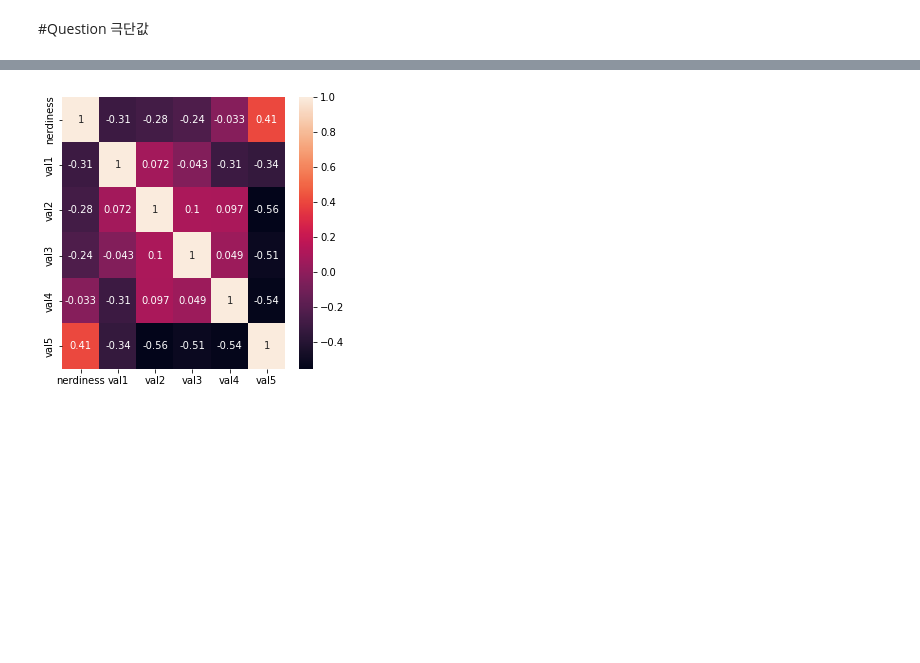
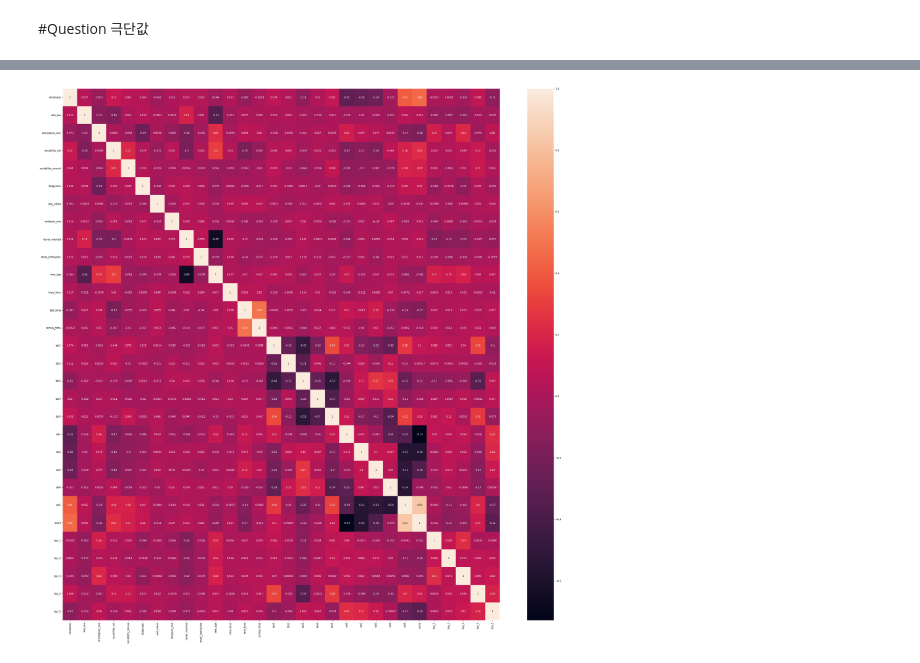
Before and after one commit to hwangsaeyeon/dacon, a Jupyter notebook: other_features.ipynb, the cells around one changed output, grey strips where cells are left out. Cells and saved outputs as stored; diff of their text form; code cells hidden in the pictures; blank space fills up the shorter version.

```diff
--- a/other_features.ipynb
+++ b/other_features.ipynb
@@ -127,7 +143,7 @@ for i in vocab:
   for j in row_one:
     if train[i][j] == 1:
       ability+=1
-  vocability1.append(ability/no1)
+  vocability1.append(ability)
   a+=1
 
 vocability0=[]
@@ -137,7 +153,7 @@ for i in vocab:
   for j in row_zero:
     if train[i][j] == 1:
       ability+=1
-  vocability0.append(ability/no0)
+  vocability0.append(ability)
   a+=1
 # %%
 print(vocability1)
@@ -504,0 +633,9 @@ train
+# %%
+train = train.fillna(0)
+# %%
+q = []
+for i in train.columns[0:26]:
+  q.append(i)
+for i in train.index:
+  train.loc[i,'score'] = sum(train.loc[i,q])
+train
@@ -504,0 +657,25 @@ train
+# %%
+#성실성: 3번,8번(reverse)
+#친화성: 7번, 2번(reverse)
+#정서적 안정성: 9번, 4번(reverse)
+#경험 개방성: 5번, 10번(reverse)
+#외향성: 1번, 6번(reverse)
+
+
+for i in train.index:
+  if train.loc[i,'TIPI8'] == 0:
+    train.loc[i,'tipi_1'] = (train.loc[i,'TIPI3'] + (train.loc[i,'TIPI8']))/2
+  train.loc[i,'tipi_1'] = (train.loc[i,'TIPI3'] + (6-train.loc[i,'TIPI8']))/2
+  if train.loc[i,'TIPI2'] == 0:
+    train.loc[i,'tipi_2'] = (train.loc[i,'TIPI7'] + (train.loc[i,'TIPI2']))/2
+  train.loc[i,'tipi_2'] = (train.loc[i,'TIPI7'] + (6-train.loc[i,'TIPI2']))/2
+  if train.loc[i,'TIPI4'] == 0:
+    train.loc[i,'tipi_3'] = (train.loc[i,'TIPI9'] + (train.loc[i,'TIPI4']))/2
+  train.loc[i,'tipi_3'] = (train.loc[i,'TIPI9'] + (6-train.loc[i,'TIPI4']))/2
+  if train.loc[i,'TIPI10'] == 0:
+    train.loc[i,'tipi_4'] = (train.loc[i,'TIPI5'] + (train.loc[i,'TIPI10']))/2
+  train.loc[i,'tipi_4'] = (train.loc[i,'TIPI5'] + (6-train.loc[i,'TIPI10']))/2
+  if train.loc[i,'TIPI6'] == 0:
+    train.loc[i,'tipi_5'] = (train.loc[i,'TIPI1'] + (train.loc[i,'TIPI6']))/2
+  train.loc[i,'tipi_5'] = (train.loc[i,'TIPI1'] + (6-train.loc[i,'TIPI6']))/2
+train
@@ -505,10 +719,12 @@ train
 # %%
+import matplotlib.pyplot as plt
 import seaborn as sns
 
-plt.figure(figsize=(5,5))
-sns.heatmap(train.loc[:,['nerdiness','val1','val2','val3','val4','val5']].corr(),
+plt.figure(figsize=(40,40))
+col = train.columns[68:]
+sns.heatmap(train.loc[:,col].corr(),
             annot=True
             )
 plt.show()
 # %% [output]
-[figure, old version]
+[figure, new version]
```
Also changed, not shown: parts of 30 cells of this notebook.
